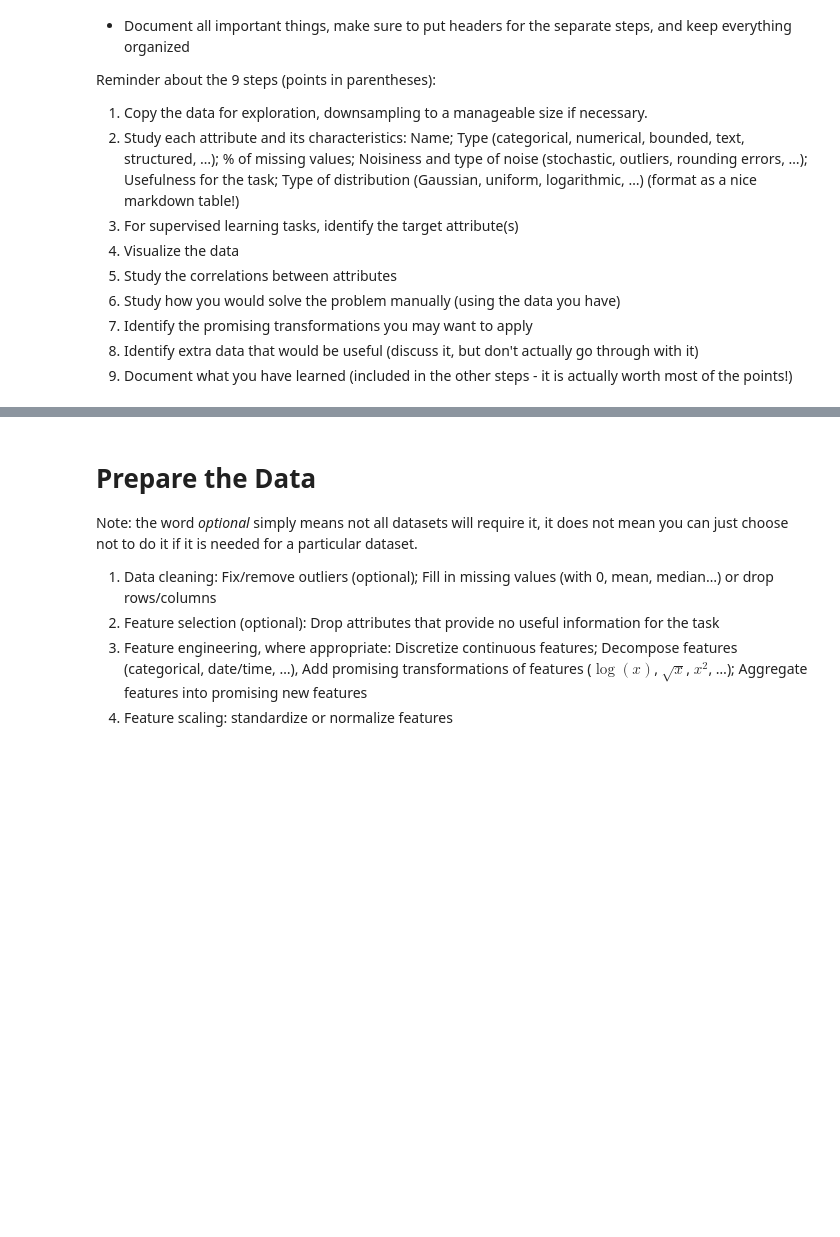
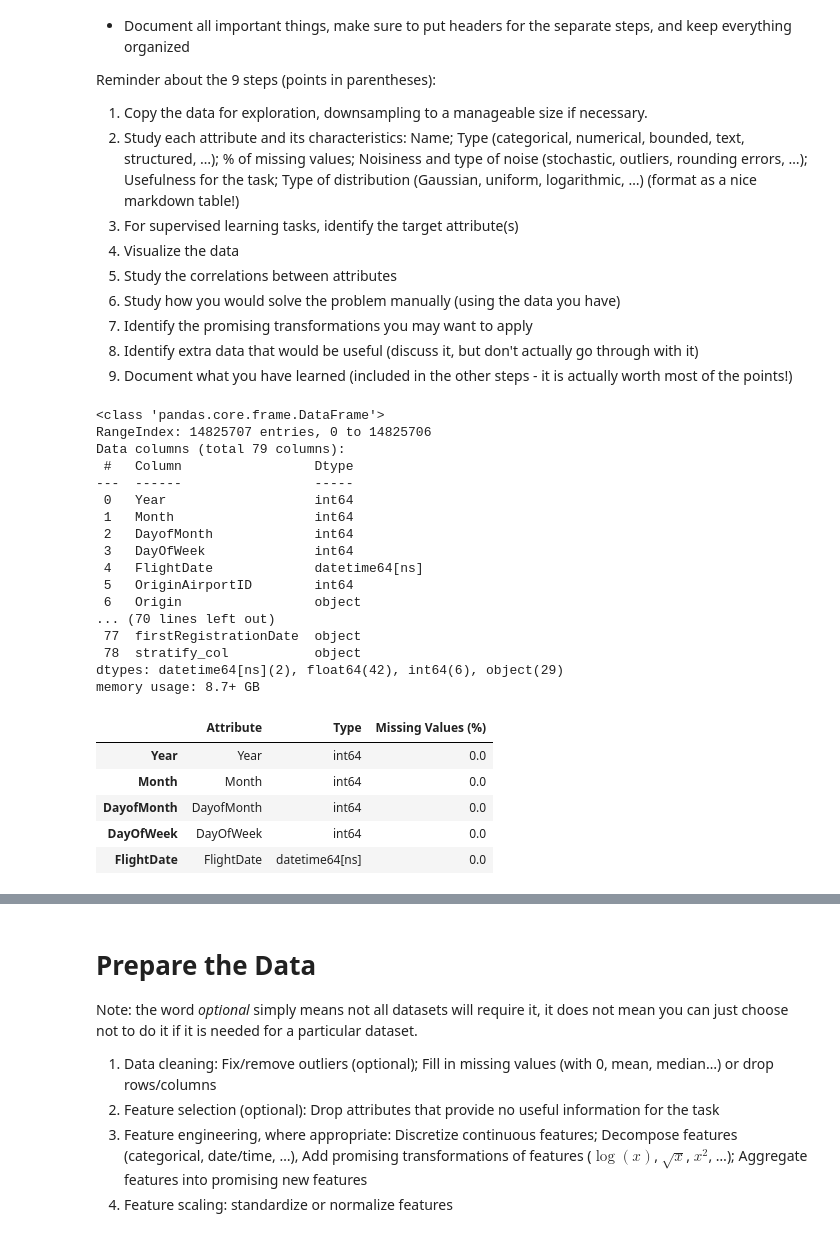
Before and after one commit to jyounes23/flight-delay-predictor, a Jupyter notebook: Delayed.ipynb, the cells around one changed output, grey strips where cells are left out. Cells and saved outputs as stored; diff of their text form; code cells hidden in the pictures; blank space fills up the shorter version.

```diff
--- a/Delayed.ipynb
+++ b/Delayed.ipynb
@@ -221,3 +219,43 @@ Reminder about the 9 steps (points in parentheses):
 7. Identify the promising transformations you may want to apply
 8. Identify extra data that would be useful (discuss it, but don't actually go through with it)
 9. Document what you have learned (included in the other steps - it is actually worth most of the points!)
+# %%
+# Check the data types and missing values for each column
+column_summary = data.info()
+
+# Calculate the percentage of missing values for each column
+missing_values = data.isnull().mean() * 100
+
+# Create a summary dataframe
+attribute_summary = pd.DataFrame({
+    'Attribute': data.columns,
+    'Type': data.dtypes,
+    'Missing Values (%)': missing_values
+})
+
+# Show the summary
+attribute_summary.head()
+# %% [output]
+<class 'pandas.core.frame.DataFrame'>
+RangeIndex: 14825707 entries, 0 to 14825706
+Data columns (total 79 columns):
+ #   Column                 Dtype
+---  ------                 -----
+ 0   Year                   int64
+ 1   Month                  int64
+ 2   DayofMonth             int64
+ 3   DayOfWeek              int64
+ 4   FlightDate             datetime64[ns]
+ 5   OriginAirportID        int64
+ 6   Origin                 object
+... (70 lines left out)
+ 77  firstRegistrationDate  object
+ 78  stratify_col           object
+dtypes: datetime64[ns](2), float64(42), int64(6), object(29)
+memory usage: 8.7+ GB
+|  | Attribute | Type | Missing Values (%) |
+| Year | Year | int64 | 0.0 |
+| Month | Month | int64 | 0.0 |
+| DayofMonth | DayofMonth | int64 | 0.0 |
+| DayOfWeek | DayOfWeek | int64 | 0.0 |
+| FlightDate | FlightDate | datetime64[ns] | 0.0 |
```
Also changed, not shown: parts of 5 cells of this notebook.
